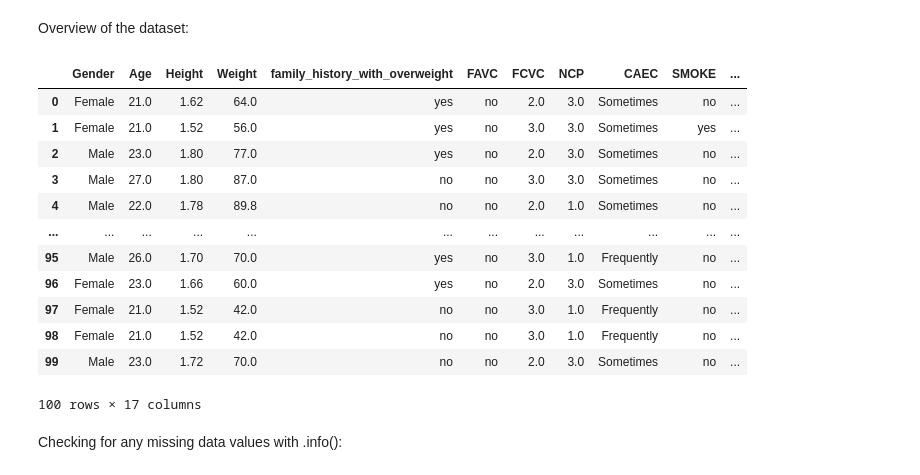
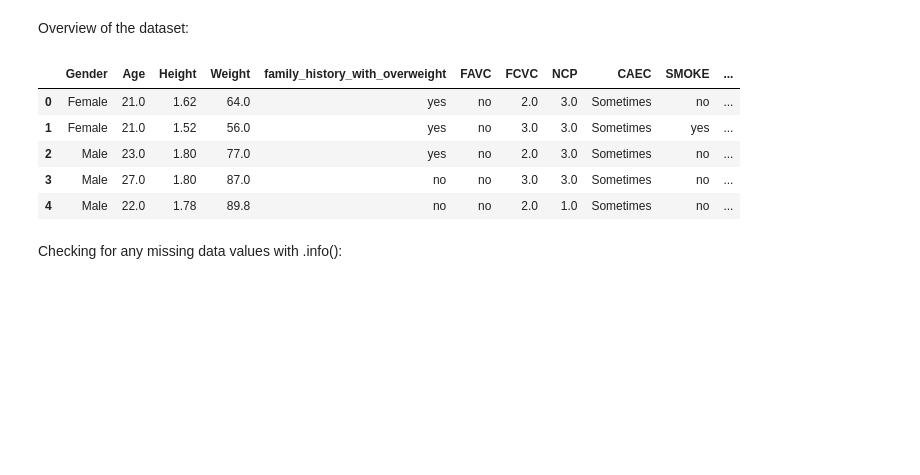
Before and after one commit to RonitT1234/Obesity_Research_Project, a Jupyter notebook: RonitResearchProject.ipynb, the cells around one changed output. Drawn from its saved outputs; the diff is of its cells as text; code cells hidden in the pictures; blank space fills up the shorter version.

```diff
--- a/RonitResearchProject.ipynb
+++ b/RonitResearchProject.ipynb
@@ -12,21 +20,14 @@ df = pd.read_csv('https://raw.githubusercontent.com/RonitT1234/Obesity_Research_
 # %% [markdown]
 Overview of the dataset:
 # %%
-df.head(100)
+df.head()
 # %% [output]
 |  | Gender | Age | Height | Weight | family_history_with_overweight | FAVC | FCVC | NCP | CAEC | SMOKE | ... |
 | 0 | Female | 21.0 | 1.62 | 64.0 | yes | no | 2.0 | 3.0 | Sometimes | no | ... |
 | 1 | Female | 21.0 | 1.52 | 56.0 | yes | no | 3.0 | 3.0 | Sometimes | yes | ... |
 | 2 | Male | 23.0 | 1.80 | 77.0 | yes | no | 2.0 | 3.0 | Sometimes | no | ... |
 | 3 | Male | 27.0 | 1.80 | 87.0 | no | no | 3.0 | 3.0 | Sometimes | no | ... |
 | 4 | Male | 22.0 | 1.78 | 89.8 | no | no | 2.0 | 1.0 | Sometimes | no | ... |
-| ... | ... | ... | ... | ... | ... | ... | ... | ... | ... | ... | ... |
-| 95 | Male | 26.0 | 1.70 | 70.0 | yes | no | 3.0 | 1.0 | Frequently | no | ... |
-| 96 | Female | 23.0 | 1.66 | 60.0 | yes | no | 2.0 | 3.0 | Sometimes | no | ... |
-| 97 | Female | 21.0 | 1.52 | 42.0 | no | no | 3.0 | 1.0 | Frequently | no | ... |
-| 98 | Female | 21.0 | 1.52 | 42.0 | no | no | 3.0 | 1.0 | Frequently | no | ... |
-| 99 | Male | 23.0 | 1.72 | 70.0 | no | no | 2.0 | 3.0 | Sometimes | no | ... |
-100 rows × 17 columns
 # %% [markdown]
 Checking for any missing data values with .info():
 # %%
```
Also changed, not shown: parts of 25 cells of this notebook.
